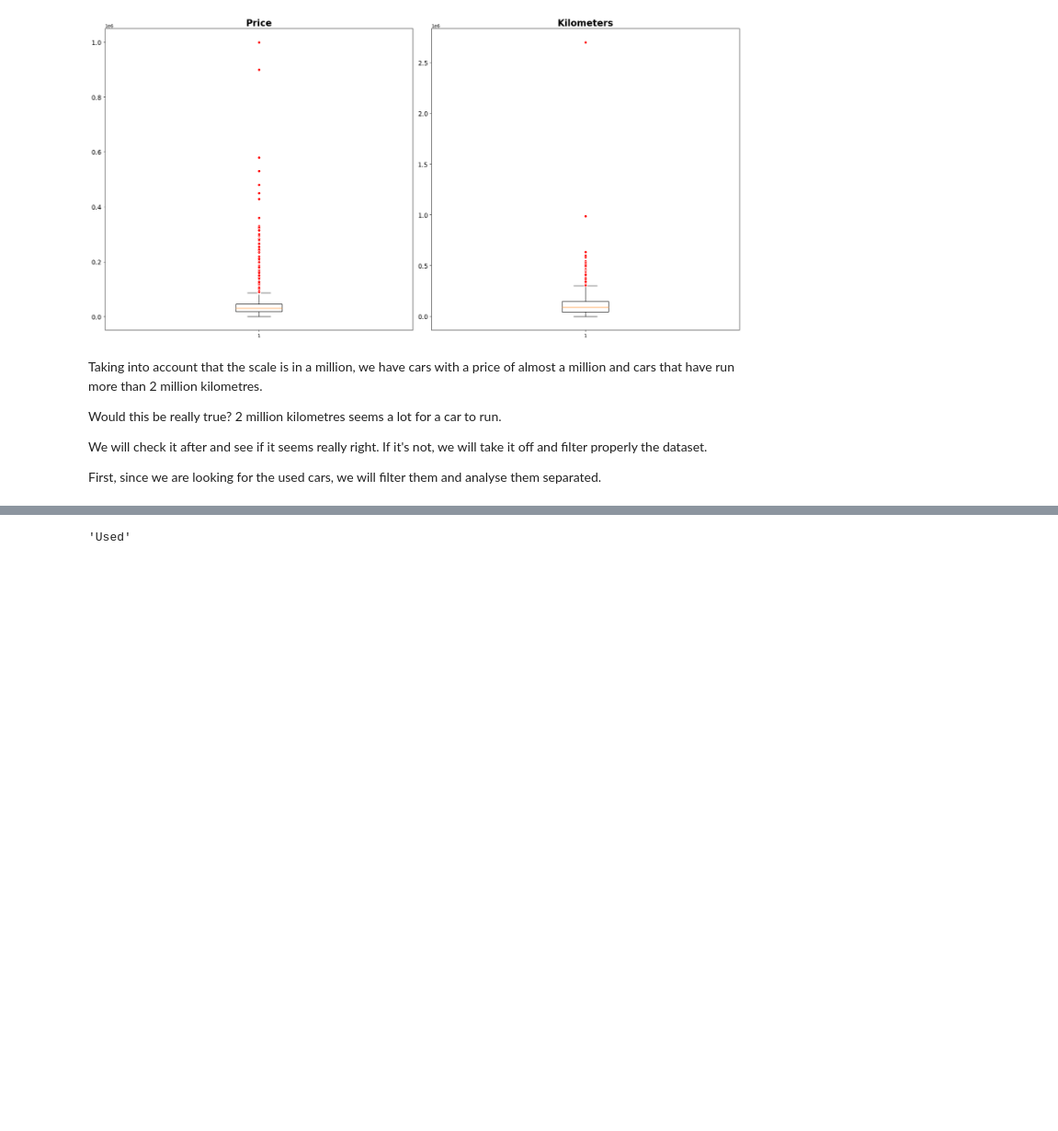
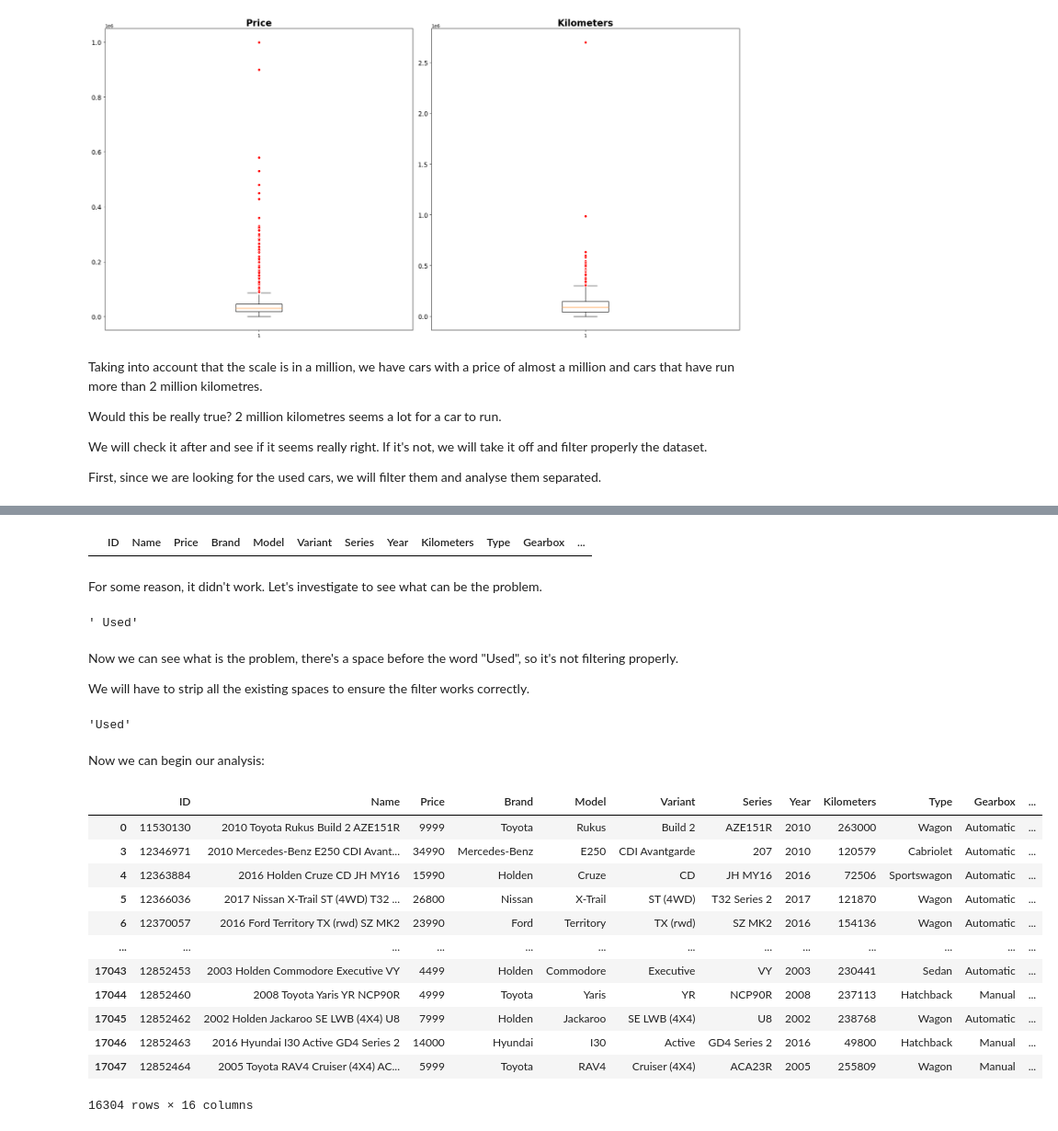
Before and after one commit to thaynanff/Data-Science-Projects, a Jupyter notebook: Data Science and Analytics/8. Australian Automotive Market/Australian Automotive Market.ipynb, the cells around one changed output, grey strips where cells are left out. Shown at 92% size. Cells and saved outputs as stored; diff of their text form; code cells hidden in the pictures; blank space fills up the shorter version.

Commit message:
Created the analysis of used cars

```diff
--- a/Data Science and Analytics/8. Australian Automotive Market/Australian Automotive Market.ipynb
+++ b/Data Science and Analytics/8. Australian Automotive Market/Australian Automotive Market.ipynb
@@ -160,8 +187,48 @@ First, since we are looking for the used cars, we will filter them and analyse t
+# %%
+UsedCars = df.copy()
+
+UsedCars = UsedCars[UsedCars['Status'] == 'Used']
+
+UsedCars
+# %% [output]
+|  | ID | Name | Price | Brand | Model | Variant | Series | Year | Kilometers | Type | Gearbox | ... |
+# %% [markdown]
+For some reason, it didn't work. Let's investigate to see what can be the problem.
+# %%
+UsedCars = df.copy()
+
+UsedCars.Status[0]
+# %% [output]
+' Used'
+# %% [markdown]
+Now we can see what is the problem, there's a space before the word "Used", so it's not filtering properly.
+
+We will have to strip all the existing spaces to ensure the filter works correctly.
 # %%
-df2 = df.copy()
+UsedCars = df.copy()
 
-df2.Status = df2.Status.str.strip()
+UsedCars.Status = df2.Status.str.strip()
 
-df2.Status[0]
+UsedCars.Status[0]
 # %% [output]
 'Used'
+# %% [markdown]
+Now we can begin our analysis:
+# %%
+UsedCars = UsedCars[UsedCars['Status'] == 'Used']
+
+UsedCars
+# %% [output]
+|  | ID | Name | Price | Brand | Model | Variant | Series | Year | Kilometers | Type | Gearbox | ... |
+| 0 | 11530130 | 2010 Toyota Rukus Build 2 AZE151R | 9999 | Toyota | Rukus | Build 2 | AZE151R | 2010 | 263000 | Wagon | Automatic | ... |
+| 3 | 12346971 | 2010 Mercedes-Benz E250 CDI Avant... | 34990 | Mercedes-Benz | E250 | CDI Avantgarde | 207 | 2010 | 120579 | Cabriolet | Automatic | ... |
+| 4 | 12363884 | 2016 Holden Cruze CD JH MY16 | 15990 | Holden | Cruze | CD | JH MY16 | 2016 | 72506 | Sportswagon | Automatic | ... |
+| 5 | 12366036 | 2017 Nissan X-Trail ST (4WD) T32 ... | 26800 | Nissan | X-Trail | ST (4WD) | T32 Series 2 | 2017 | 121870 | Wagon | Automatic | ... |
+| 6 | 12370057 | 2016 Ford Territory TX (rwd) SZ MK2 | 23990 | Ford | Territory | TX (rwd) | SZ MK2 | 2016 | 154136 | Wagon | Automatic | ... |
+| ... | ... | ... | ... | ... | ... | ... | ... | ... | ... | ... | ... | ... |
+| 17043 | 12852453 | 2003 Holden Commodore Executive VY | 4499 | Holden | Commodore | Executive | VY | 2003 | 230441 | Sedan | Automatic | ... |
+| 17044 | 12852460 | 2008 Toyota Yaris YR NCP90R | 4999 | Toyota | Yaris | YR | NCP90R | 2008 | 237113 | Hatchback | Manual | ... |
+| 17045 | 12852462 | 2002 Holden Jackaroo SE LWB (4X4) U8 | 7999 | Holden | Jackaroo | SE LWB (4X4) | U8 | 2002 | 238768 | Wagon | Automatic | ... |
+| 17046 | 12852463 | 2016 Hyundai I30 Active GD4 Series 2 | 14000 | Hyundai | I30 | Active | GD4 Series 2 | 2016 | 49800 | Hatchback | Manual | ... |
+| 17047 | 12852464 | 2005 Toyota RAV4 Cruiser (4X4) AC... | 5999 | Toyota | RAV4 | Cruiser (4X4) | ACA23R | 2005 | 255809 | Wagon | Manual | ... |
+16304 rows × 16 columns
```
Also changed, not shown: parts of 14 cells of this notebook.
